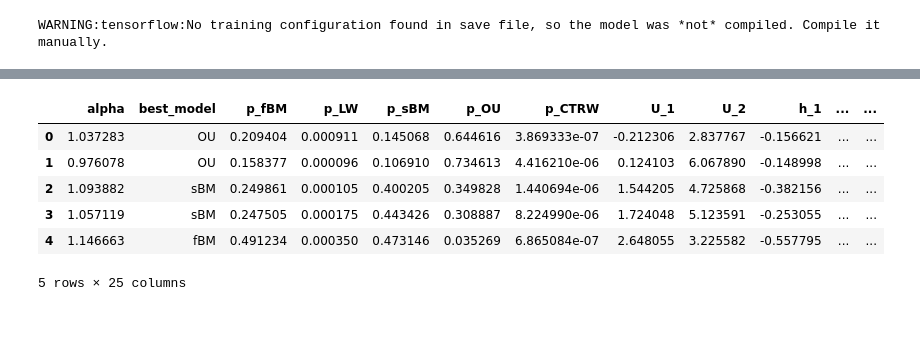
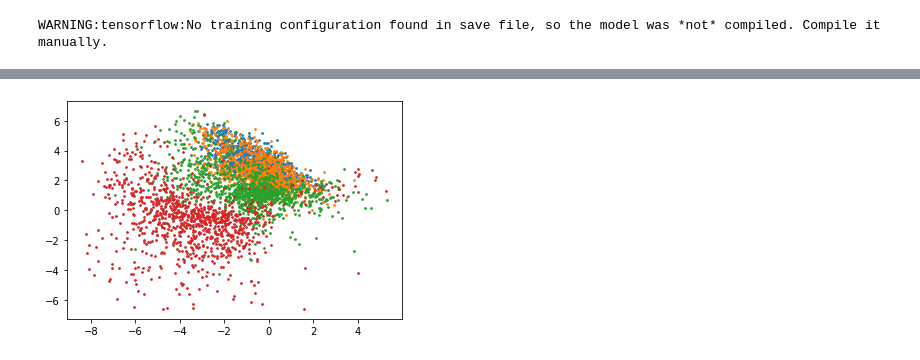
Before and after one commit to hippover/gratin, a Jupyter notebook: examples/Train.ipynb, the cells around one changed output, grey strips where cells are left out. Cells and saved outputs as stored; diff of their text form; code cells hidden in the pictures; blank space fills up the shorter version.

```diff
--- a/examples/Train.ipynb
+++ b/examples/Train.ipynb
@@ -126,10 +86,5 @@ df = get_predictions(model, encoder, [np.cumsum(np.random.randn(100,2)*np.sqrt(2
-# %%
-df.head()
-# %% [output]
-|  | alpha | best_model | p_fBM | p_LW | p_sBM | p_OU | p_CTRW | U_1 | U_2 | h_1 | ... | ... |
-| 0 | 1.037283 | OU | 0.209404 | 0.000911 | 0.145068 | 0.644616 | 3.869333e-07 | -0.212306 | 2.837767 | -0.156621 | ... | ... |
-| 1 | 0.976078 | OU | 0.158377 | 0.000096 | 0.106910 | 0.734613 | 4.416210e-06 | 0.124103 | 6.067890 | -0.148998 | ... | ... |
-| 2 | 1.093882 | sBM | 0.249861 | 0.000105 | 0.400205 | 0.349828 | 1.440694e-06 | 1.544205 | 4.725868 | -0.382156 | ... | ... |
-| 3 | 1.057119 | sBM | 0.247505 | 0.000175 | 0.443426 | 0.308887 | 8.224990e-06 | 1.724048 | 5.123591 | -0.253055 | ... | ... |
-| 4 | 1.146663 | fBM | 0.491234 | 0.000350 | 0.473146 | 0.035269 | 6.865084e-07 | 2.648055 | 3.225582 | -0.557795 | ... | ... |
-5 rows × 25 columns
+# %%
+for delta_t in dfs:
+    plt.scatter(dfs[delta_t]["U_1"],dfs[delta_t]["U_2"],s=3)
+# %% [output]
+[figure, added]
```
Also changed, not shown: parts of 6 cells of this notebook, 13 other files.
